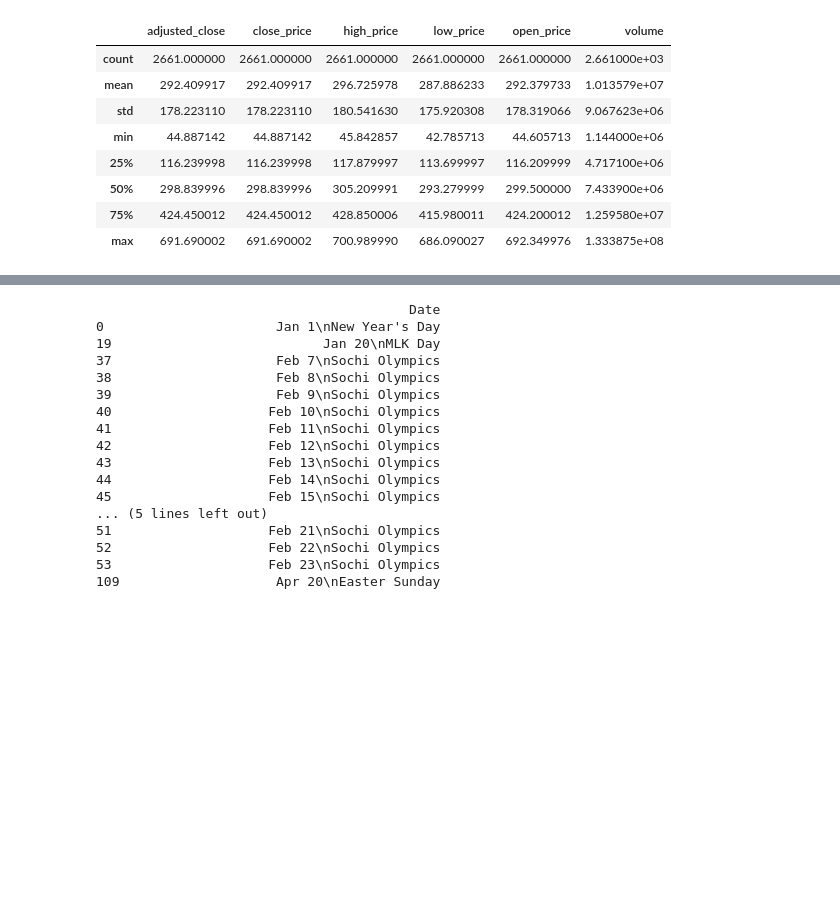
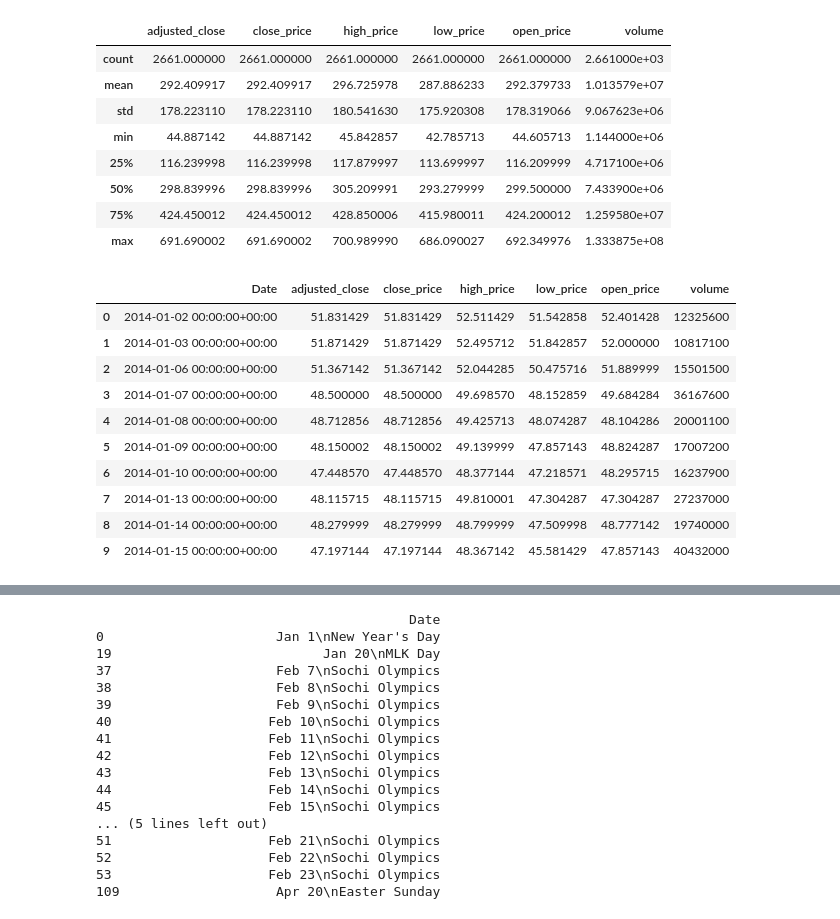
Before and after one commit to charJin/movie-theaters-analysis, a Jupyter notebook: notebooks/movie_industry_analysis.ipynb, the cells around one changed output, grey strips where cells are left out. Drawn from its saved outputs; the diff is of its cells as text; code cells hidden in the pictures; blank space fills up the shorter version.

```diff
--- a/notebooks/movie_industry_analysis.ipynb
+++ b/notebooks/movie_industry_analysis.ipynb
@@ -70,6 +71,20 @@ netflix_stock_data.describe()
 | 50% | 298.839996 | 298.839996 | 305.209991 | 293.279999 | 299.500000 | 7.433900e+06 |
 | 75% | 424.450012 | 424.450012 | 428.850006 | 415.980011 | 424.200012 | 1.259580e+07 |
 | max | 691.690002 | 691.690002 | 700.989990 | 686.090027 | 692.349976 | 1.333875e+08 |
+# %%
+netflix_stock_data.head(10)
+# %% [output]
+|  | Date | adjusted_close | close_price | high_price | low_price | open_price | volume |
+| 0 | 2014-01-02 00:00:00+00:00 | 51.831429 | 51.831429 | 52.511429 | 51.542858 | 52.401428 | 12325600 |
+| 1 | 2014-01-03 00:00:00+00:00 | 51.871429 | 51.871429 | 52.495712 | 51.842857 | 52.000000 | 10817100 |
+| 2 | 2014-01-06 00:00:00+00:00 | 51.367142 | 51.367142 | 52.044285 | 50.475716 | 51.889999 | 15501500 |
+| 3 | 2014-01-07 00:00:00+00:00 | 48.500000 | 48.500000 | 49.698570 | 48.152859 | 49.684284 | 36167600 |
+| 4 | 2014-01-08 00:00:00+00:00 | 48.712856 | 48.712856 | 49.425713 | 48.074287 | 48.104286 | 20001100 |
+| 5 | 2014-01-09 00:00:00+00:00 | 48.150002 | 48.150002 | 49.139999 | 47.857143 | 48.824287 | 17007200 |
+| 6 | 2014-01-10 00:00:00+00:00 | 47.448570 | 47.448570 | 48.377144 | 47.218571 | 48.295715 | 16237900 |
+| 7 | 2014-01-13 00:00:00+00:00 | 48.115715 | 48.115715 | 49.810001 | 47.304287 | 47.304287 | 27237000 |
+| 8 | 2014-01-14 00:00:00+00:00 | 48.279999 | 48.279999 | 48.799999 | 47.509998 | 48.777142 | 19740000 |
+| 9 | 2014-01-15 00:00:00+00:00 | 47.197144 | 47.197144 | 48.367142 | 45.581429 | 47.857143 | 40432000 |
 # %%
 movies_data.head(5)
 # %% [output]
```
Also changed, not shown: parts of 8 cells of this notebook, 3 other files.
